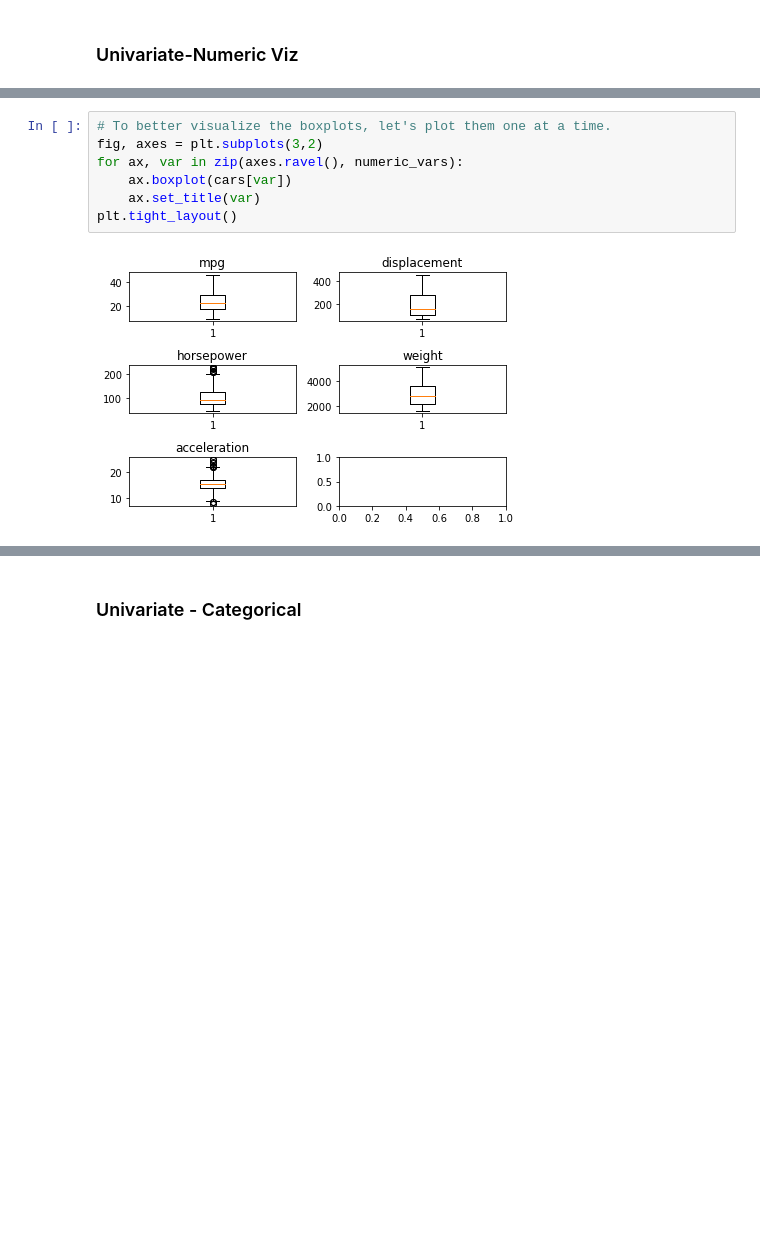
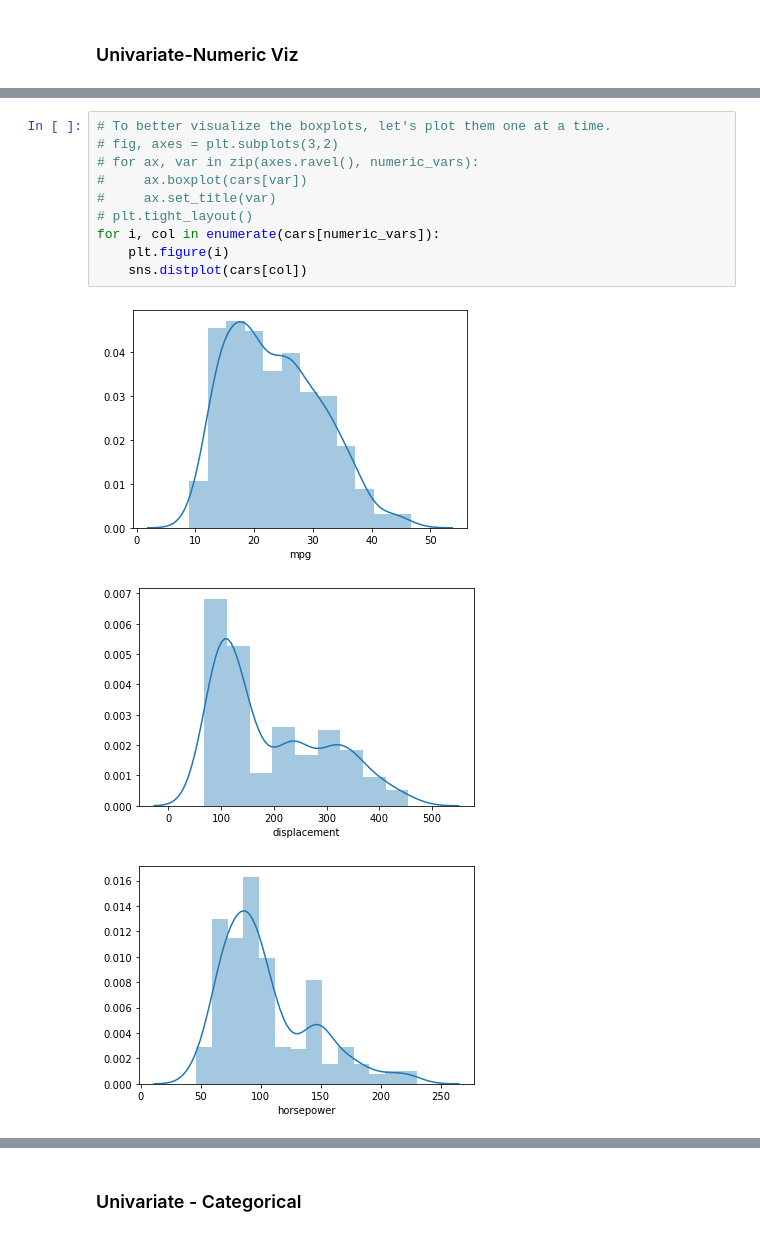
Before and after one commit to mj-dominguez/INTRO-TO-DATA-ANALYSIS, a Jupyter notebook: cars.ipynb, the cells around one changed output, grey strips where cells are left out. Cells and saved outputs as stored; diff of their text form; blank space fills up the shorter version.

```diff
--- a/cars.ipynb
+++ b/cars.ipynb
@@ -255,9 +265,14 @@ cars[numeric_vars].plot(kind='box')
 # %%
 # To better visualize the boxplots, let's plot them one at a time.
-fig, axes = plt.subplots(3,2)
-for ax, var in zip(axes.ravel(), numeric_vars):
-    ax.boxplot(cars[var])
-    ax.set_title(var)
-plt.tight_layout()
+# fig, axes = plt.subplots(3,2)
+# for ax, var in zip(axes.ravel(), numeric_vars):
+#     ax.boxplot(cars[var])
+#     ax.set_title(var)
+# plt.tight_layout()
+for i, col in enumerate(cars[numeric_vars]):
+    plt.figure(i)
+    sns.distplot(cars[col])
 # %% [output]
-[figure, old version]
+[figure, new version]
+[figure, added]
+[figure, added]
```
Also changed, not shown: parts of 9 cells of this notebook.
